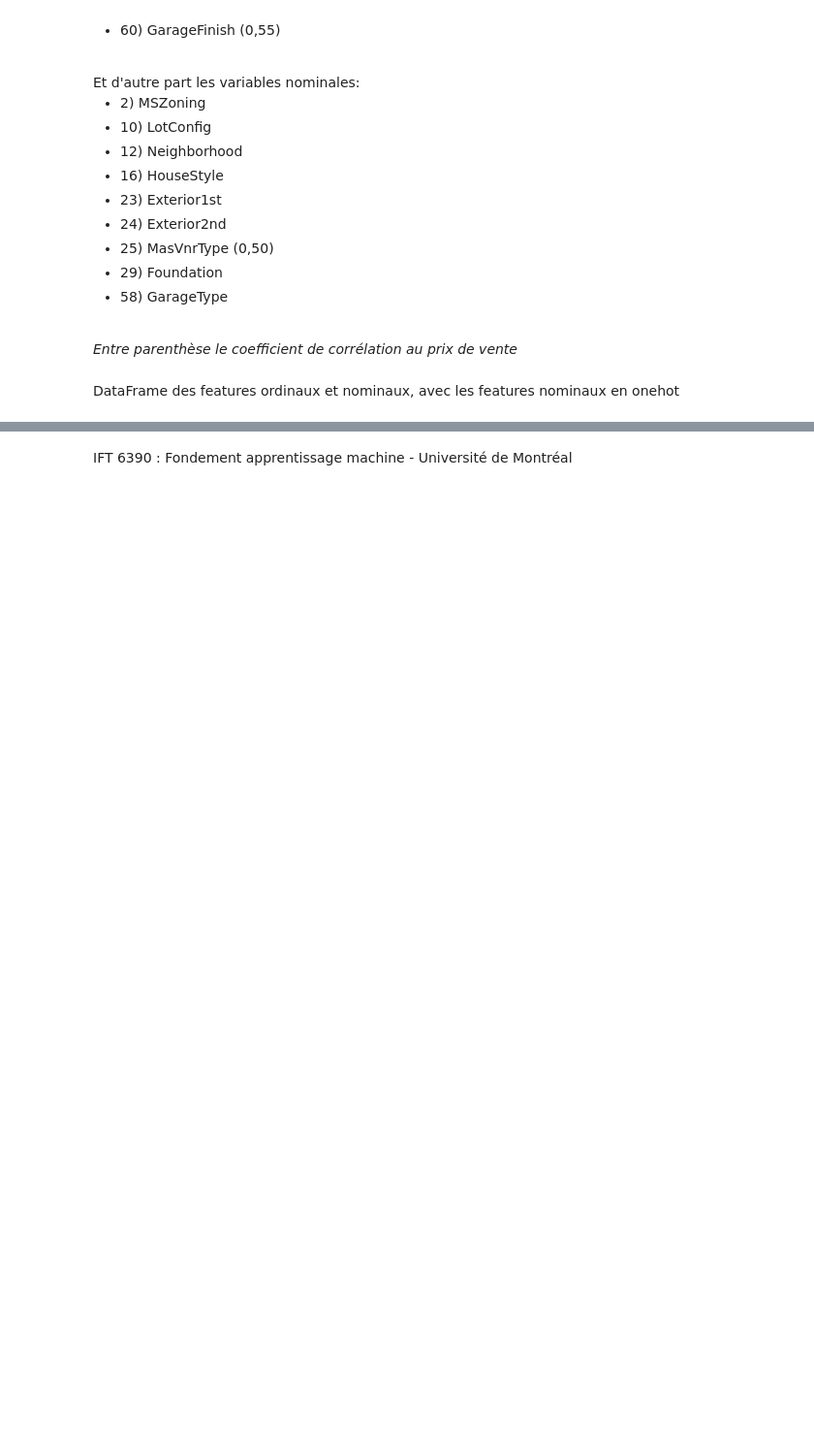
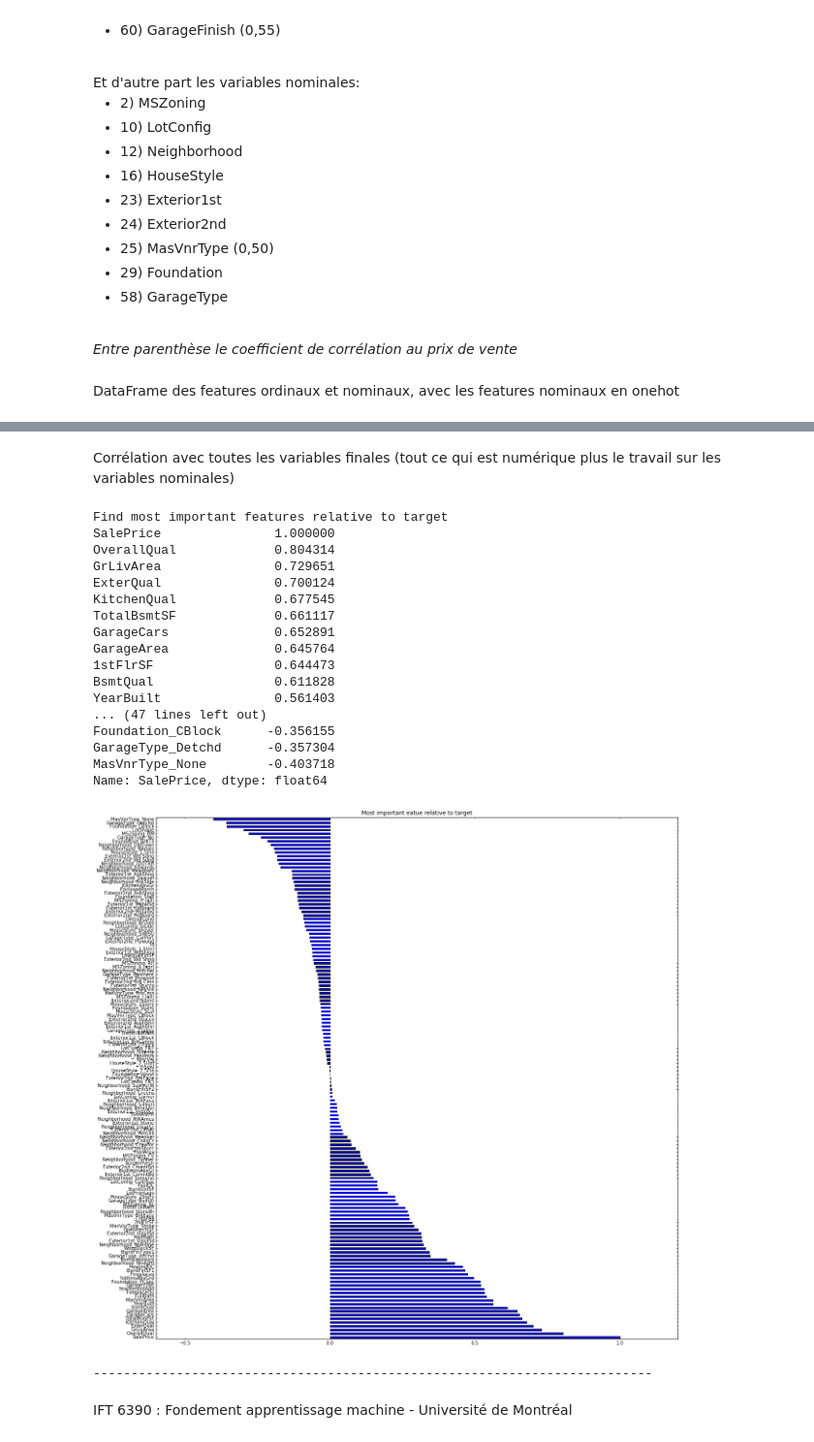
Before and after one commit to MaxouGJ/House-Prices, a Jupyter notebook: PROJET_HP_Maxime.ipynb, the cells around one changed output, grey strips where cells are left out. Shown: that part at 97% size. Drawn from its saved outputs; the diff is of its cells as text; code cells hidden in the pictures; blank space fills up the shorter version.

```diff
--- a/PROJET_HP_Maxime.ipynb
+++ b/PROJET_HP_Maxime.ipynb
@@ -1155,2 +1221,28 @@ dataNomOneHot = pd.get_dummies(dataNom)
+# %% [markdown]
+Corrélation avec toutes les variables finales (tout ce qui est numérique plus le travail sur les variables nominales)
+# %%
+frames = [dataCor, dataNomOneHot]
+dataTot = pd.concat(frames)
+orderFeatures(dataTot, True)
+# %% [output]
+Find most important features relative to target
+SalePrice               1.000000
+OverallQual             0.804314
+GrLivArea               0.729651
+ExterQual               0.700124
+KitchenQual             0.677545
+TotalBsmtSF             0.661117
+GarageCars              0.652891
+GarageArea              0.645764
+1stFlrSF                0.644473
+BsmtQual                0.611828
+YearBuilt               0.561403
+... (47 lines left out)
+Foundation_CBlock      -0.356155
+GarageType_Detchd      -0.357304
+MasVnrType_None        -0.403718
+Name: SalePrice, dtype: float64
+[figure, added]
+--------------------------------------------------------------------------
 # %% [markdown]
 IFT 6390 : Fondement apprentissage machine - Université de Montréal
```
Also changed, not shown: parts of 9 cells of this notebook.
